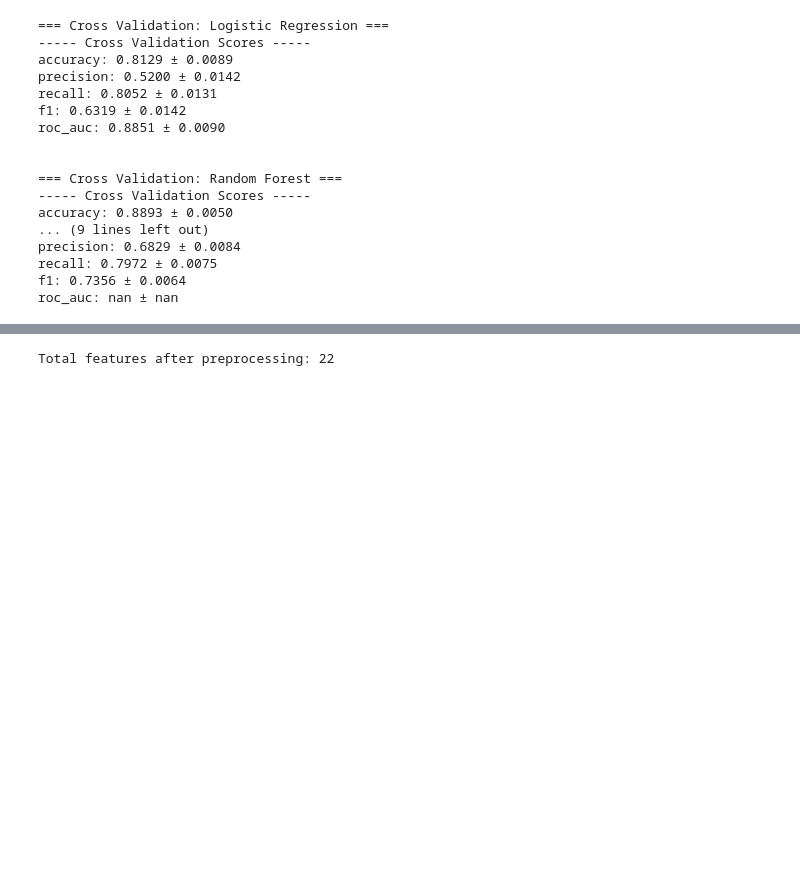
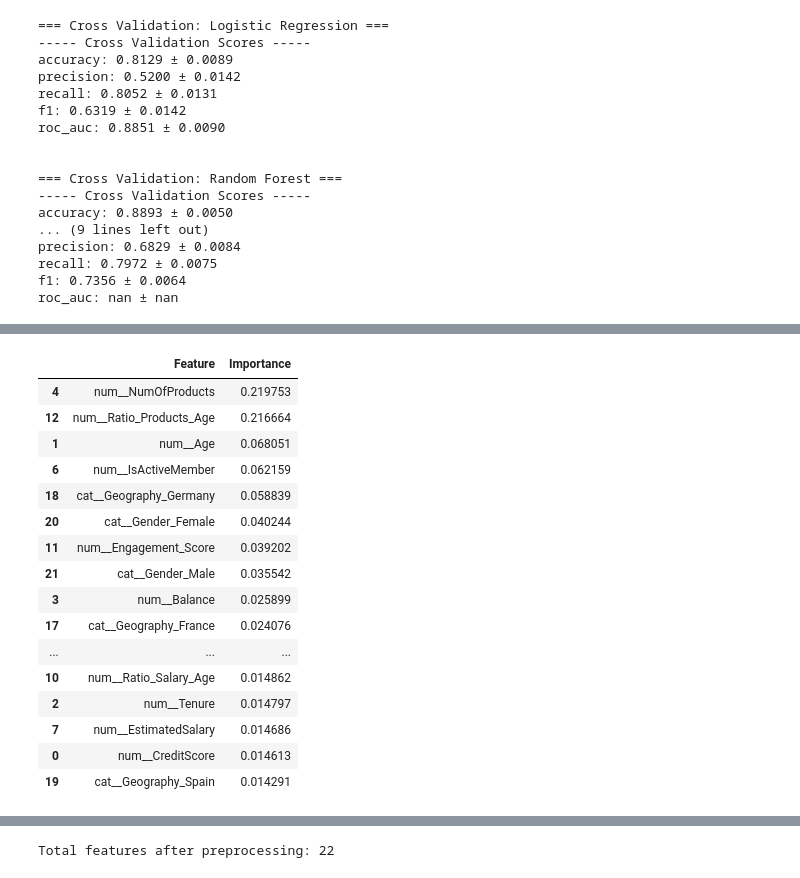
Before and after one commit to Bilelly/Bank-customer-churn-prediction, a Jupyter notebook: notebooks/03_data_modeling.ipynb, the cells around one changed output, grey strips where cells are left out. Saved outputs shown, nothing was run; the diff lists cells and outputs as text; code cells hidden in the pictures; blank space fills up the shorter version.

```diff
--- a/notebooks/03_data_modeling.ipynb
+++ b/notebooks/03_data_modeling.ipynb
@@ -203,0 +265,26 @@ roc_auc: nan ± nan
+# %%
+# Feature Importance  for XGBoost with xgb feature importance
+xgb_model = xgb.named_steps['model']
+importances = xgb_model.feature_importances_
+feature_names = xgb.named_steps['preprocess'].get_feature_names_out()
+feature_importance_df = pd.DataFrame({'Feature': feature_names, 'Importance': importances})
+feature_importance_df.sort_values(by='Importance', ascending=False, inplace=True)
+feature_importance_df
+# %% [output]
+|  | Feature | Importance |
+| 4 | num__NumOfProducts | 0.219753 |
+| 12 | num__Ratio_Products_Age | 0.216664 |
+| 1 | num__Age | 0.068051 |
+| 6 | num__IsActiveMember | 0.062159 |
+| 18 | cat__Geography_Germany | 0.058839 |
+| 20 | cat__Gender_Female | 0.040244 |
+| 11 | num__Engagement_Score | 0.039202 |
+| 21 | cat__Gender_Male | 0.035542 |
+| 3 | num__Balance | 0.025899 |
+| 17 | cat__Geography_France | 0.024076 |
+| ... | ... | ... |
+| 10 | num__Ratio_Salary_Age | 0.014862 |
+| 2 | num__Tenure | 0.014797 |
+| 7 | num__EstimatedSalary | 0.014686 |
+| 0 | num__CreditScore | 0.014613 |
+| 19 | cat__Geography_Spain | 0.014291 |
```
Also changed, not shown: parts of 17 cells of this notebook, 3 other files.
